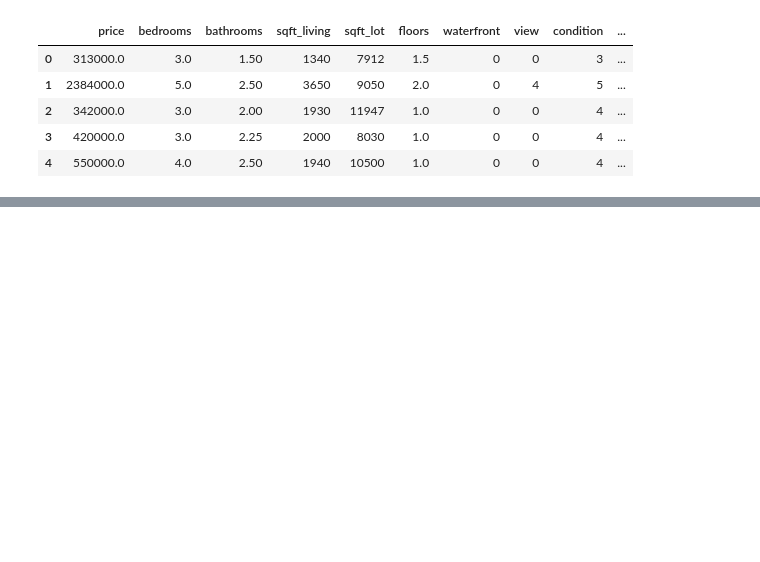
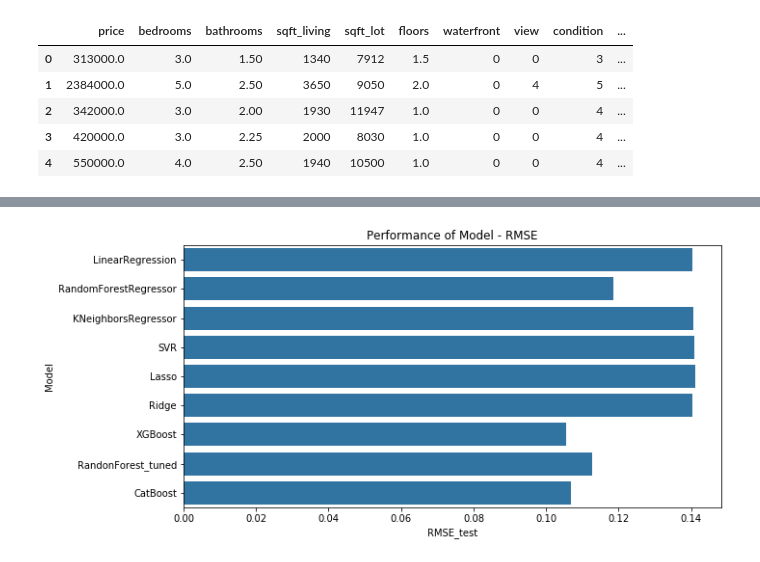
Before and after one commit to HamoyeHQ/stage-f-14-house-pricing, a Jupyter notebook: model/modelling.ipynb, the cells around one changed output, grey strips where cells are left out. Cells and saved outputs as stored; diff of their text form; code cells hidden in the pictures; blank space fills up the shorter version.

```diff
--- a/model/modelling.ipynb
+++ b/model/modelling.ipynb
@@ -116,0 +288,7 @@ memory usage: 474.2 KB
+# %%
+plt.figure(figsize=([10,5]))
+default_color = sns.color_palette()[0]
+sns.barplot(y = 'Model', x = 'RMSE_test', data = TestModels, color = default_color)
+plt.title('Performance of Model - RMSE');
+# %% [output]
+[figure, added]
```
Also changed, not shown: parts of 31 cells of this notebook.
